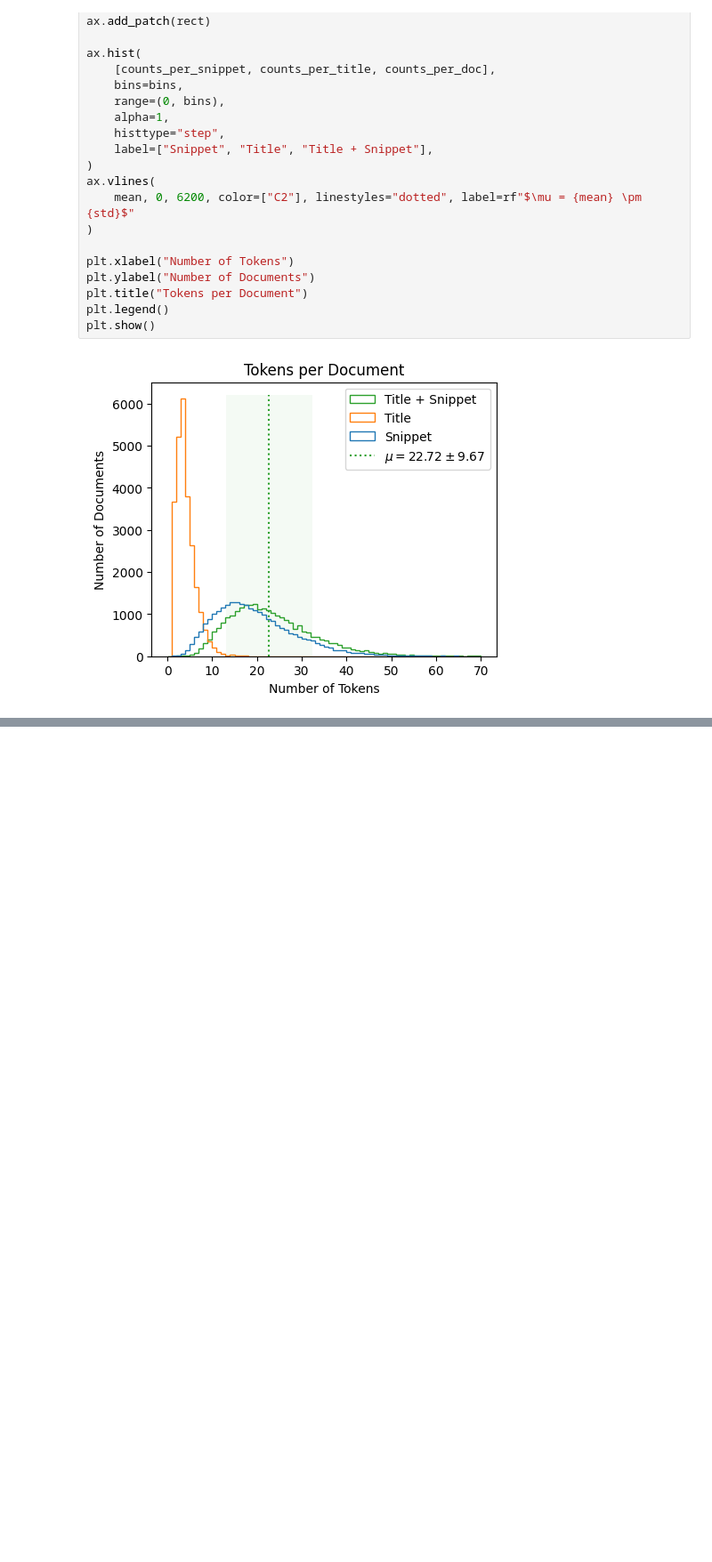
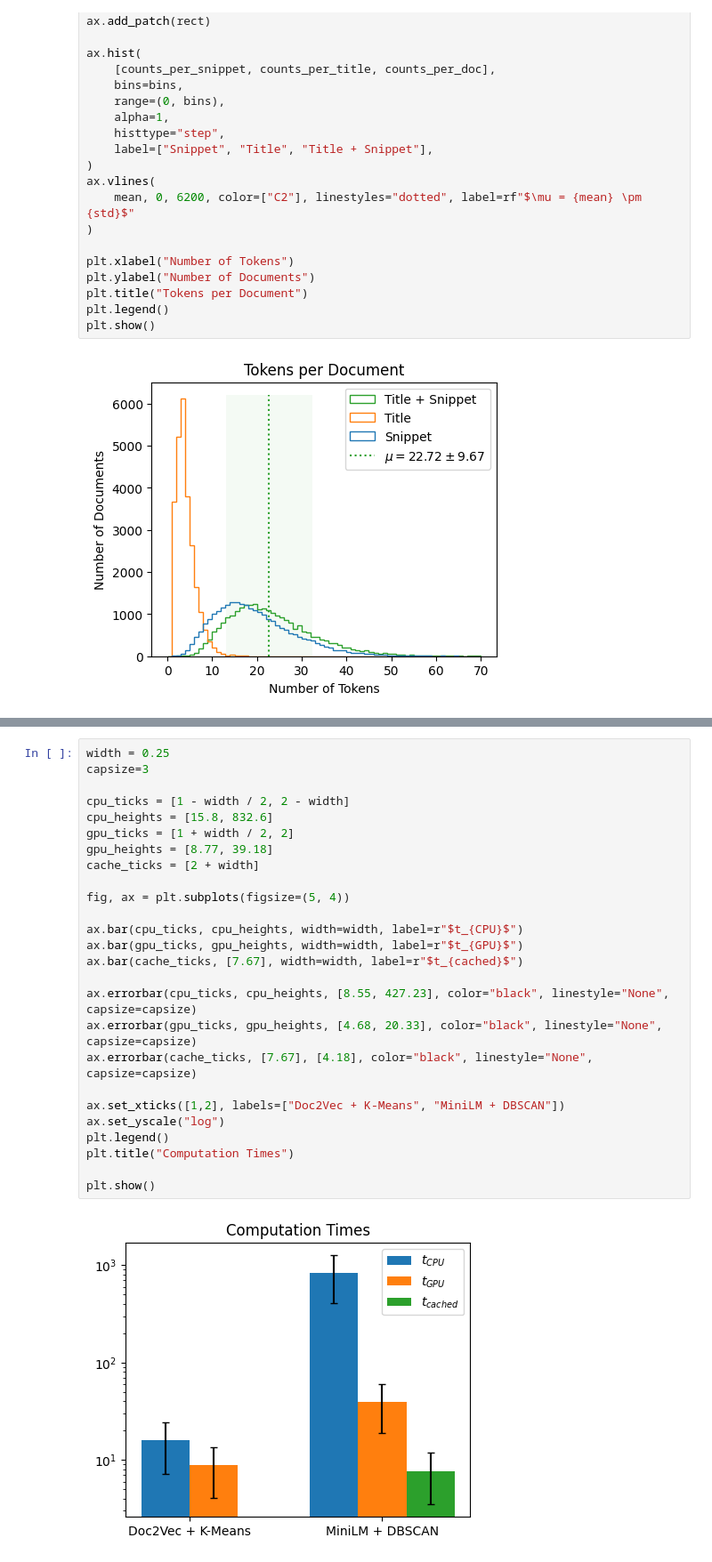
Before and after one commit to chbridges/search-result-clustering, a Jupyter notebook: odp_plots.ipynb, the cells around one changed output, grey strips where cells are left out. Shown at 89% size. Saved outputs shown, nothing was run; the diff lists cells and outputs as text; blank space fills up the shorter version.

Commit message:
feat: computation time plot

```diff
--- a/odp_plots.ipynb
+++ b/odp_plots.ipynb
@@ -148,0 +168,28 @@ plt.show()
+# %%
+width = 0.25
+capsize=3
+
+cpu_ticks = [1 - width / 2, 2 - width]
+cpu_heights = [15.8, 832.6]
+gpu_ticks = [1 + width / 2, 2]
+gpu_heights = [8.77, 39.18]
+cache_ticks = [2 + width]
+
+fig, ax = plt.subplots(figsize=(5, 4))
+
+ax.bar(cpu_ticks, cpu_heights, width=width, label=r"$t_{CPU}$")
+ax.bar(gpu_ticks, gpu_heights, width=width, label=r"$t_{GPU}$")
+ax.bar(cache_ticks, [7.67], width=width, label=r"$t_{cached}$")
+
+ax.errorbar(cpu_ticks, cpu_heights, [8.55, 427.23], color="black", linestyle="None", capsize=capsize)
+ax.errorbar(gpu_ticks, gpu_heights, [4.68, 20.33], color="black", linestyle="None", capsize=capsize)
+ax.errorbar(cache_ticks, [7.67], [4.18], color="black", linestyle="None", capsize=capsize)
+
+ax.set_xticks([1,2], labels=["Doc2Vec + K-Means", "MiniLM + DBSCAN"])
+ax.set_yscale("log")
+plt.legend()
+plt.title("Computation Times")
+
+plt.show()
+# %% [output]
+[figure, added]
```
Also changed, not shown: parts of 6 cells of this notebook.
